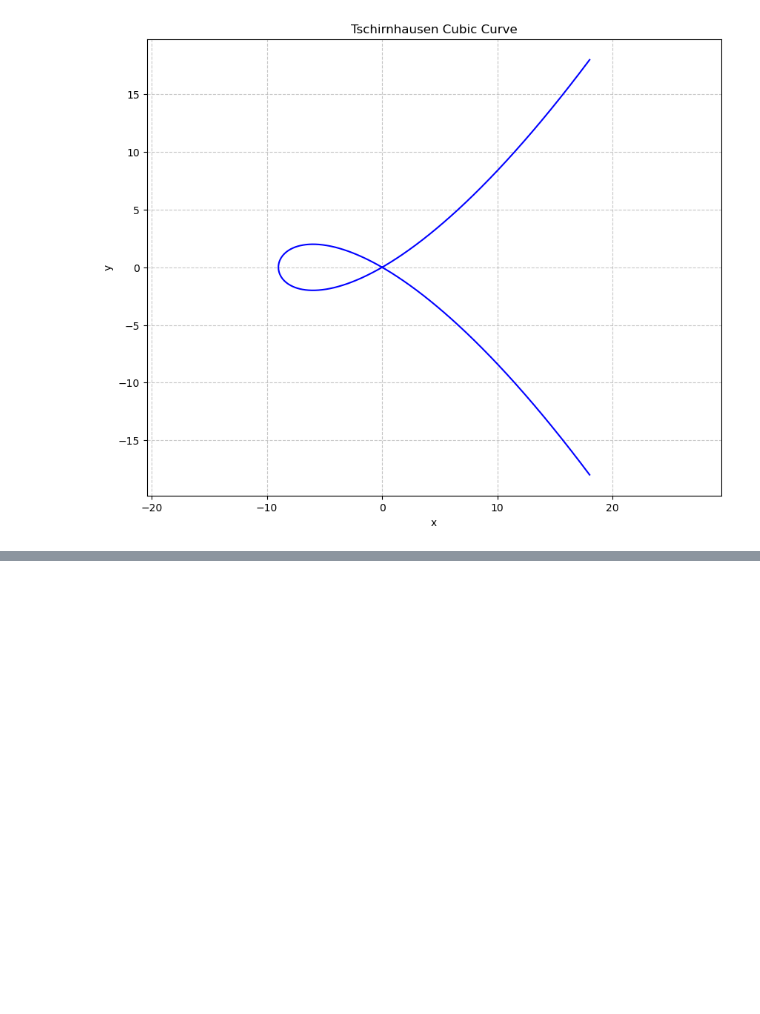
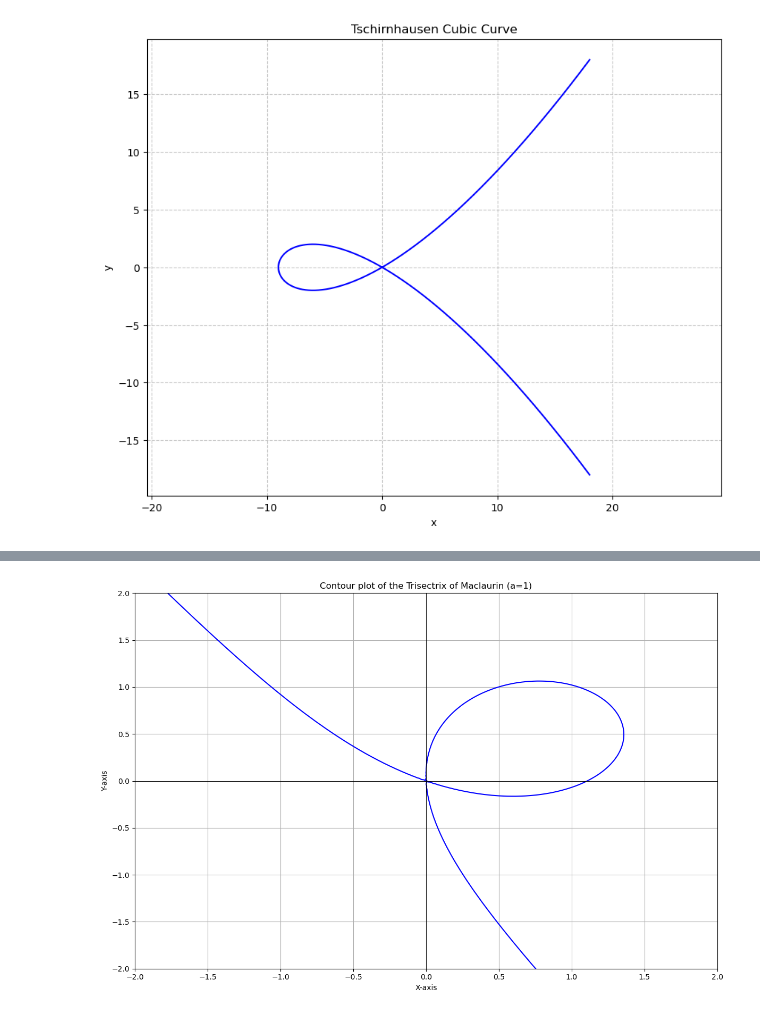
Before and after one commit to MartaHrudzynska/RR-SMP, a Jupyter notebook: example.ipynb, the cells around one changed output, grey strips where cells are left out. Drawn from its saved outputs; the diff is of its cells as text; code cells hidden in the pictures; blank space fills up the shorter version.

```diff
--- a/example.ipynb
+++ b/example.ipynb
@@ -94,0 +117,10 @@ curve.plot((-20,20), color='purple')
+# %%
+from quadcubicViz.thirdordercurves import TrisectrixOfMaclaurin
+
+curve = TrisectrixOfMaclaurin(1)
+
+curve.rotate(32)
+
+curve.plot()
+# %% [output]
+[figure, added]
```
Also changed, not shown: parts of 13 cells of this notebook, 17 other files.
